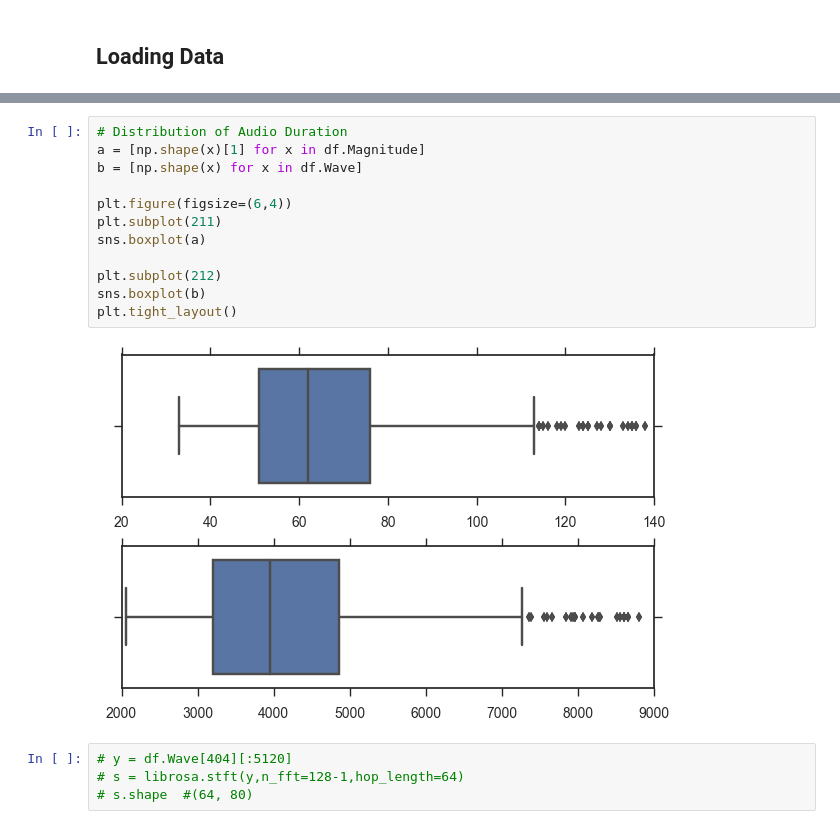
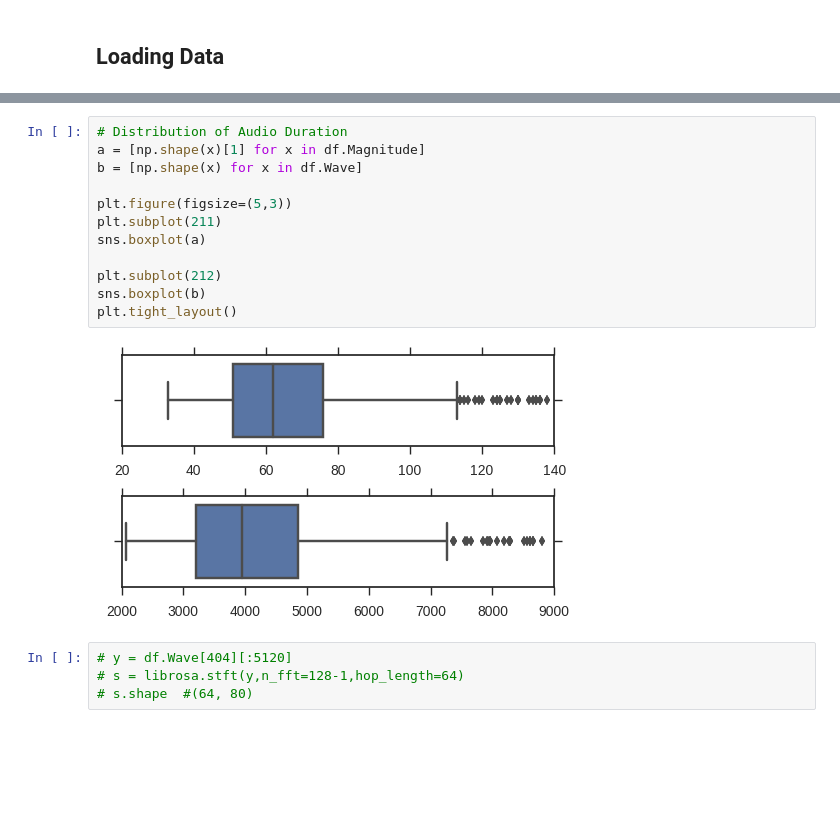
Before and after one commit to thayermldac/vae, a Jupyter notebook: RecoNet.ipynb, the cells around one changed output, grey strips where cells are left out. Saved outputs shown, nothing was run; the diff lists cells and outputs as text; blank space fills up the shorter version.

```diff
--- a/RecoNet.ipynb
+++ b/RecoNet.ipynb
@@ -49,17 +51,17 @@ File loaded as ../SpokenDigitDB.pkl.gz
 # %%
 # Distribution of Audio Duration
 a = [np.shape(x)[1] for x in df.Magnitude]
 b = [np.shape(x) for x in df.Wave]
 
-plt.figure(figsize=(6,4))
+plt.figure(figsize=(5,3))
 plt.subplot(211)
 sns.boxplot(a)
 
 plt.subplot(212)
 sns.boxplot(b)
 plt.tight_layout()
 # %% [output]
-[figure, old version]
+[figure, new version]
 # %%
 # y = df.Wave[404][:5120]
 # s = librosa.stft(y,n_fft=128-1,hop_length=64)
```
Also changed, not shown: parts of 12 cells of this notebook, 2 other files.
